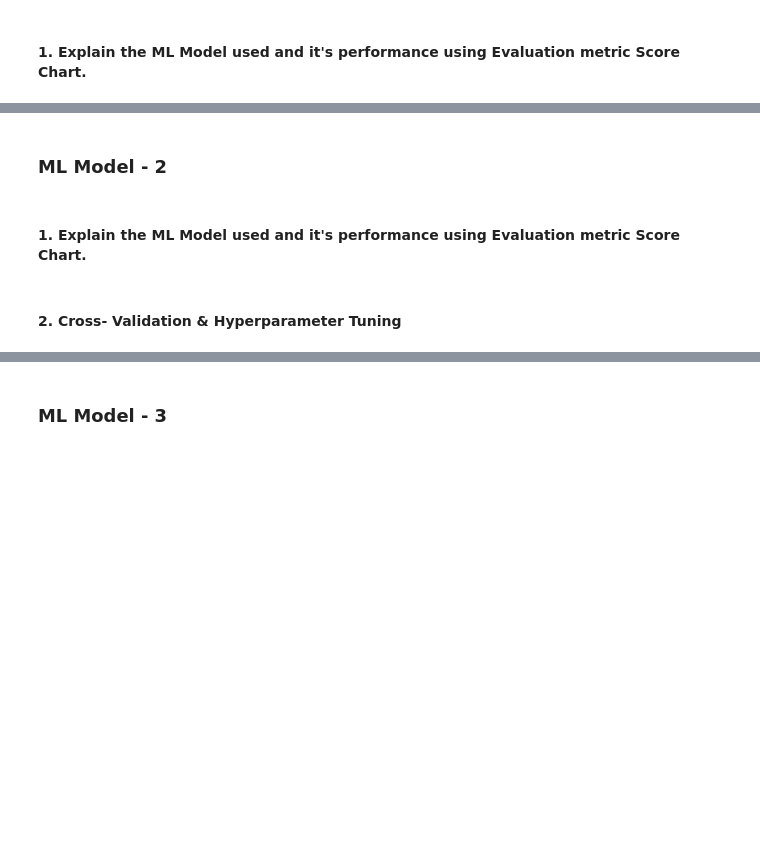
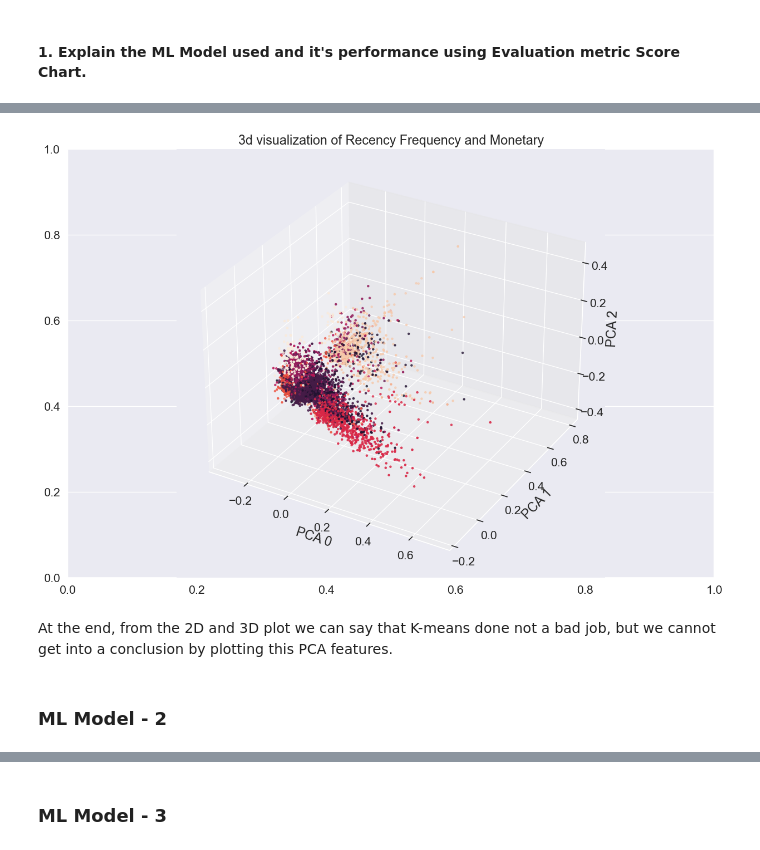
Before and after one commit to balaji-89/Netflix_Movies_Segmentation, a Jupyter notebook: Solution/netflix_clustering.ipynb, the cells around one changed output, grey strips where cells are left out. Saved outputs shown, nothing was run; the diff lists cells and outputs as text; code cells hidden in the pictures; blank space fills up the shorter version.

```diff
--- a/Solution/netflix_clustering.ipynb
+++ b/Solution/netflix_clustering.ipynb
@@ -1039,4 +1035,19 @@ Answer Here.
+# %%
+from mpl_toolkits.mplot3d import Axes3D
+fig=plt.figure(figsize=(15,10))
+plt.title('3d visualization of Recency Frequency and Monetary')
+ax=fig.add_subplot(111,projection='3d')
+xs=X[:,0]
+ys=X[:,1]
+zs=X[:,2]
+ax.scatter(xs,ys,zs,s=5,c = y_predict)
+ax.set_xlabel('PCA 0')
+ax.set_ylabel('PCA 1')
+ax.set_zlabel('PCA 2')
+plt.show()
+# %% [output]
+[figure, added]
+# %% [markdown]
+At the end, from the 2D and 3D plot we can say that K-means done not a bad job, but we cannot get into a conclusion by plotting this PCA features.
 # %% [markdown]
 ### ML Model - 2
-# %% [markdown]
-#### 1. Explain the ML Model used and it's performance using Evaluation metric Score Chart.
@@ -1045,2 +1053,0 @@ Answer Here.
-# %% [markdown]
-#### 2. Cross- Validation & Hyperparameter Tuning
```
Also changed, not shown: parts of 71 cells of this notebook.
